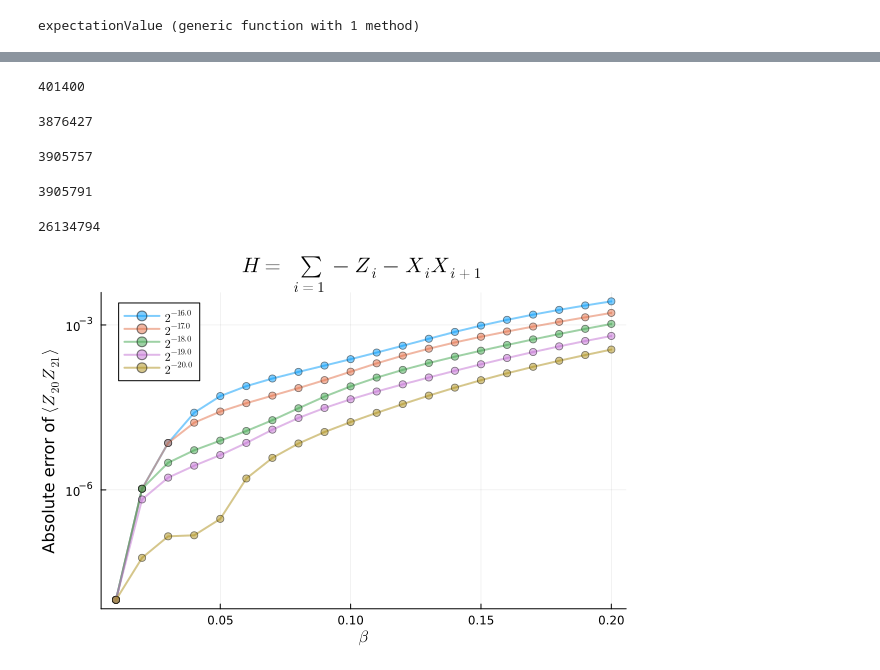
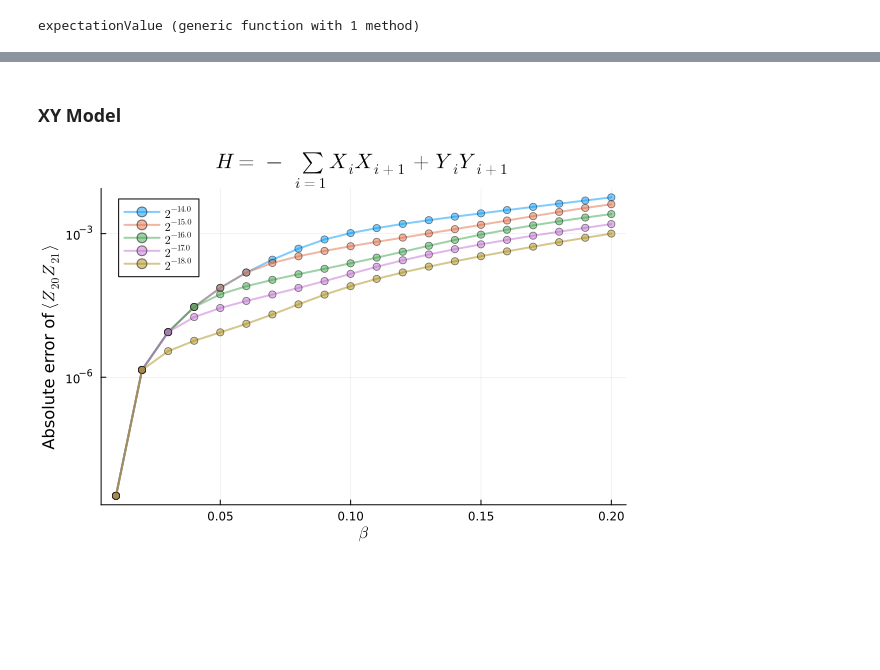
Before and after one commit to wrightjandrew/ImaginaryTimeEvolutionPauliPropagation, a Jupyter notebook: imaginaryTimeEvolution/tests2.ipynb, the cells around one changed output, grey strips where cells are left out. Cells and saved outputs as stored; diff of their text form; code cells hidden in the pictures; blank space fills up the shorter version.

Commit message:
generalized the BdG matrix for different ising-type models

```diff
--- a/imaginaryTimeEvolution/tests2.ipynb
+++ b/imaginaryTimeEvolution/tests2.ipynb
@@ -428,0 +481,24 @@ Closest candidates are:
+# %%
+obs_i = 5
+obs_j = 6
+observable = PauliString(nq, [:Z,:Z], [obs_i,obs_j])
+nl = 20
+time = range(0.01, 0.01*nl, nl)
+trunc_coeffs = 2.0 .^ (-10:-1:-18)
+
+approximateExpectations = []
+for i in time
+    expectation = (-i-(i^2))/(1+3/2*i^2*(nq-1))
+    push!(approximateExpectations, expectation)
+end
+
+plot(ylabel=L"$\langle Z_{5}Z_{6} \rangle$", xlabel=L"\beta", title = L"$H = \sum_{i=1} - X_iX_{i+1} - Y_iY_{i+1} - Z_iZ_{i+1}$")
+for j in trunc_coeffs
+    expectation = thermalStateExpectation(circuit, nl, nq, observable; min_abs_coeff=j, max_weight = 9)
+    error = abs.(expectation - approximateExpectations)
+    plot!(time, error, label = L"$2^{%$(round(log2(j), digits=2))}$", legend=:topleft, lw=2, markersize=4, marker=:circle, alpha=0.5)
+end
+
+plot!(yscale=:log10)
+
+display(plot!())
@@ -429,36 +507,48 @@ Closest candidates are:
+# %% [markdown]
+### XY Model
+# %%
+theta = 0.01im
+θ = theta
+nq = 30
+
+topology = bricklayertopology(nq)
+
+# the circuit
+circuit = Gate[]
+nl = 1
+for i in 1:nl
+    append!(circuit, PauliRotation([:X, :X], pair, θ) for pair in topology);
+    append!(circuit, PauliRotation([:Y, :Y], pair, θ) for pair in topology);
+
+end
 # %%
 obs_i = 21
 obs_j = 20
 observable = PauliString(nq, [:Z,:Z], [obs_i,obs_j])
 
 nl = 20
-trunc_coeffs = 2.0 .^ (-16:-1:-20)
+trunc_coeffs = 2.0 .^ (-14:-1:-18)
 
 time = range(0.01, 0.01*nl, nl)
 
-plot(ylabel=L"Absolute error of $\langle Z_{20}Z_{21} \rangle$", xlabel=L"\beta", title = L"$H = \sum_{i=1} -Z_i - X_iX_{i+1}$")
+plot(ylabel=L"Absolute error of $\langle Z_{20}Z_{21} \rangle$", xlabel=L"\beta", title = L"$H = - \sum_{i=1}  X_iX_{i+1} + Y_iY_{i+1}$")
 
-M = jordan_wigner_tfim(nq, 1.0, 1.0)
+M = jordan_wigner_tfim(nq, 1.0, 1.0, 0.0)
 zz = zeros(length(time))
 for i in 1:length(time)
     zz[i] = zz_correlation(M, time[i], obs_i, obs_j)
 end
 
 for j in trunc_coeffs
     expectation = thermalStateExpectation(circuit, nl, nq, observable; min_abs_coeff=j, max_weight = 9)
     error = abs.(expectation - zz)
     plot!(time, error, label = L"$2^{%$(round(log2(j), digits=2))}$", legend=:topleft, lw=2, markersize=4, marker=:circle, alpha=0.5)
 end
 plot!(yscale=:log10)
 
 display(plot!())
 # %% [output]
-401400
-3876427
-3905757
-3905791
-26134794
-[figure, old version]
+[figure, new version]
 # %%
 observable = PauliString(nq, [:Z,:Z], [20,21])
 nl = 20
```
Also changed, not shown: parts of 13 cells of this notebook, 1 other file.
